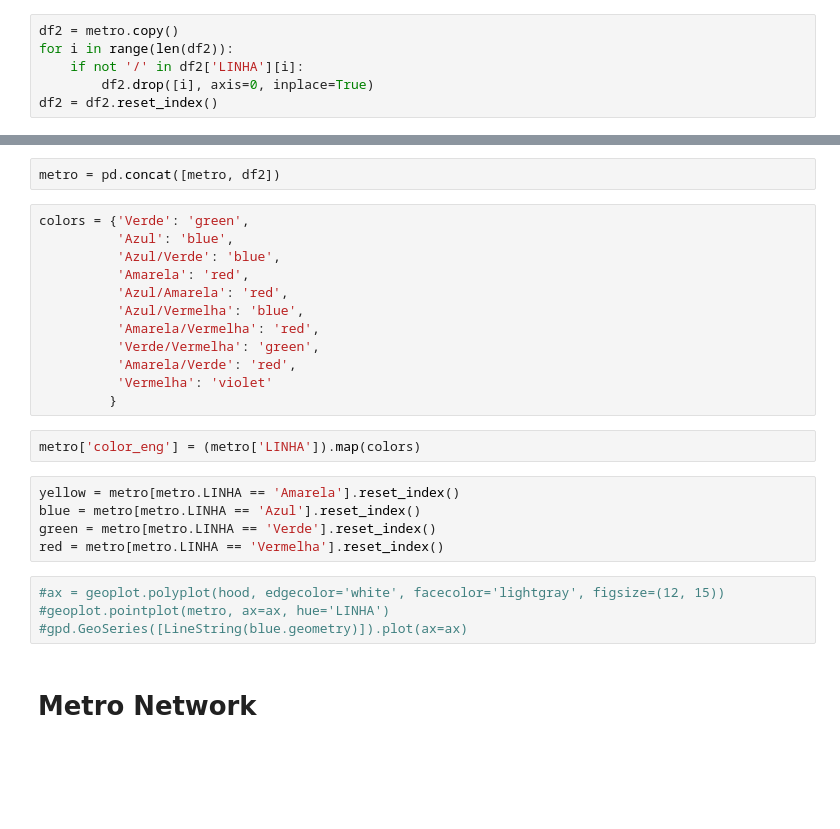
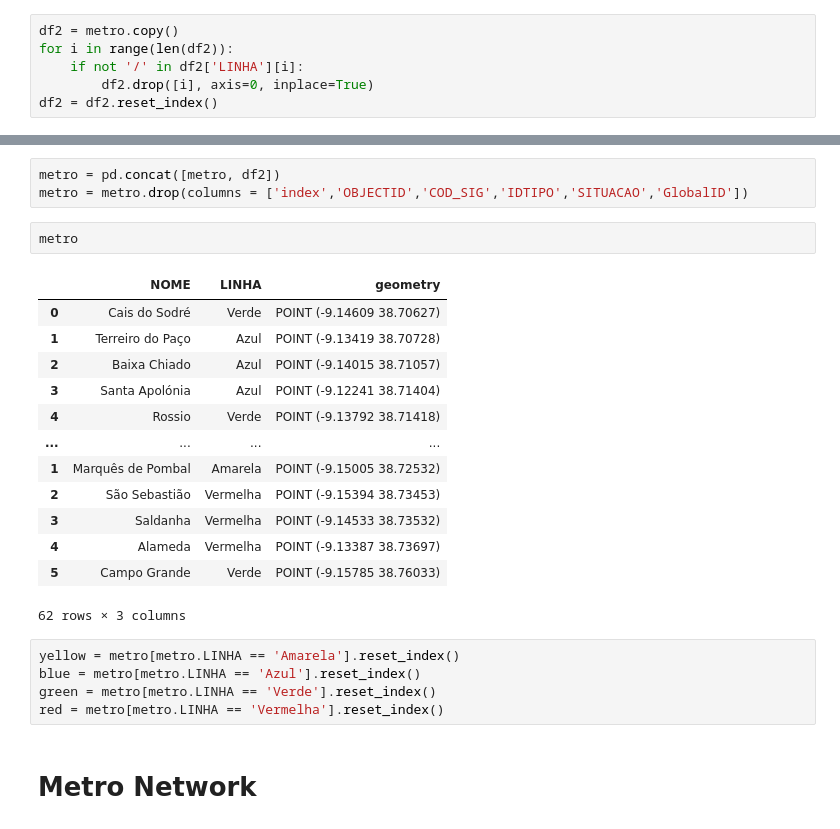
Before and after one commit to AlessandroTorella/Airbnb_project, a Jupyter notebook: Project_netwok.ipynb, the cells around one changed output, grey strips where cells are left out. Cells and saved outputs as stored; diff of their text form; blank space fills up the shorter version.

```diff
--- a/Project_netwok.ipynb
+++ b/Project_netwok.ipynb
@@ -44,28 +37,27 @@ See the caveats in the documentation: https://pandas.pydata.org/pandas-docs/stab
 # %%
 metro = pd.concat([metro, df2])
+metro = metro.drop(columns = ['index','OBJECTID','COD_SIG','IDTIPO','SITUACAO','GlobalID'])
-# %%
-colors = {'Verde': 'green',
-          'Azul': 'blue',
-          'Azul/Verde': 'blue',
-          'Amarela': 'red',
-          'Azul/Amarela': 'red',
-          'Azul/Vermelha': 'blue',
-          'Amarela/Vermelha': 'red',
-          'Verde/Vermelha': 'green',
-          'Amarela/Verde': 'red',
-          'Vermelha': 'violet'
-         }
-# %%
-metro['color_eng'] = (metro['LINHA']).map(colors)
+# %%
+metro
+# %% [output]
+|  | NOME | LINHA | geometry |
+| 0 | Cais do Sodré | Verde | POINT (-9.14609 38.70627) |
+| 1 | Terreiro do Paço | Azul | POINT (-9.13419 38.70728) |
+| 2 | Baixa Chiado | Azul | POINT (-9.14015 38.71057) |
+| 3 | Santa Apolónia | Azul | POINT (-9.12241 38.71404) |
+| 4 | Rossio | Verde | POINT (-9.13792 38.71418) |
+| ... | ... | ... | ... |
+| 1 | Marquês de Pombal | Amarela | POINT (-9.15005 38.72532) |
+| 2 | São Sebastião | Vermelha | POINT (-9.15394 38.73453) |
+| 3 | Saldanha | Vermelha | POINT (-9.14533 38.73532) |
+| 4 | Alameda | Vermelha | POINT (-9.13387 38.73697) |
+| 5 | Campo Grande | Verde | POINT (-9.15785 38.76033) |
+62 rows × 3 columns
 # %%
 yellow = metro[metro.LINHA == 'Amarela'].reset_index()
 blue = metro[metro.LINHA == 'Azul'].reset_index()
 green = metro[metro.LINHA == 'Verde'].reset_index()
 red = metro[metro.LINHA == 'Vermelha'].reset_index()
-# %%
-#ax = geoplot.polyplot(hood, edgecolor='white', facecolor='lightgray', figsize=(12, 15))
-#geoplot.pointplot(metro, ax=ax, hue='LINHA')
-#gpd.GeoSeries([LineString(blue.geometry)]).plot(ax=ax)
 # %% [markdown]
 # Metro Network
 # %%
```
Also changed, not shown: parts of 38 cells of this notebook.
